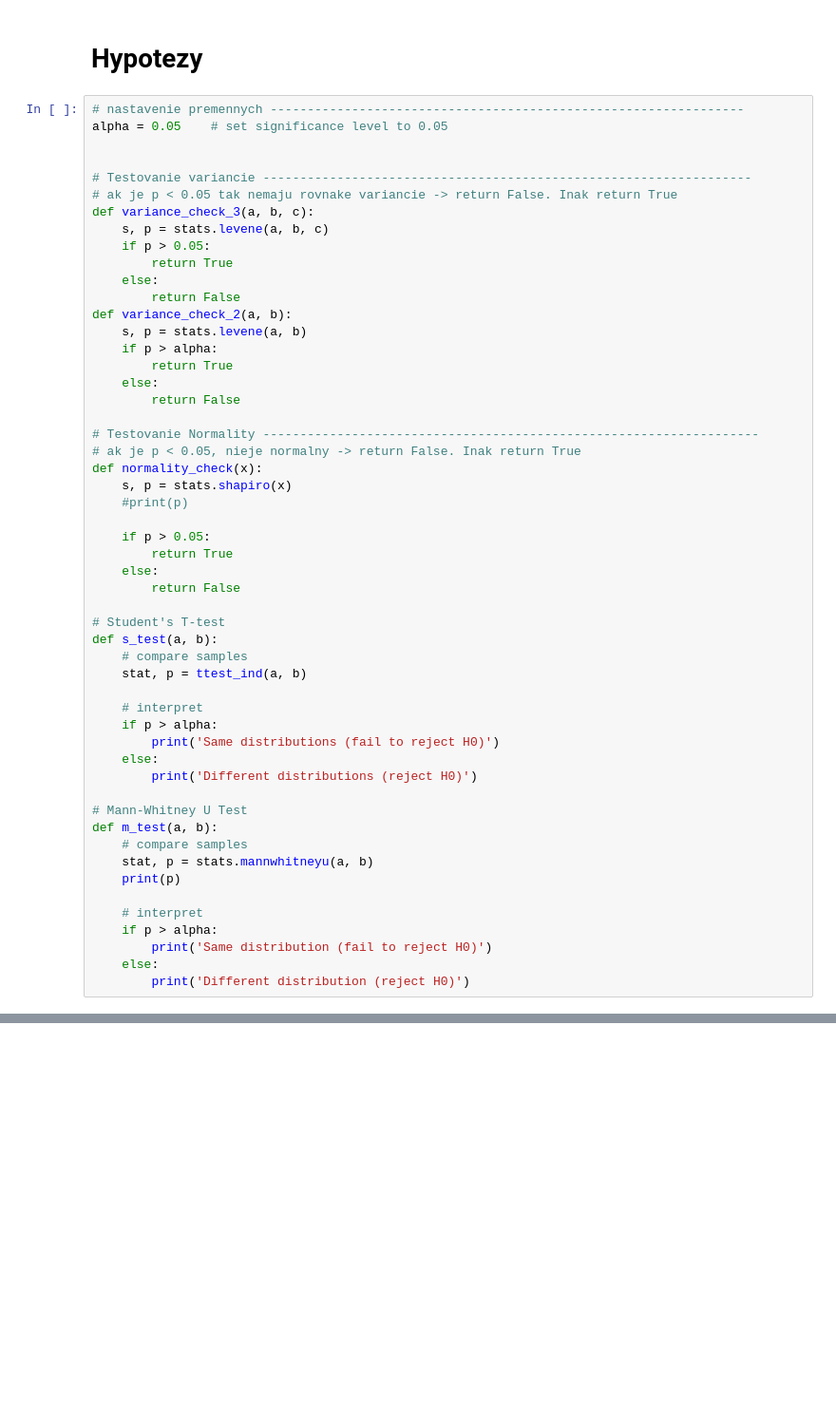
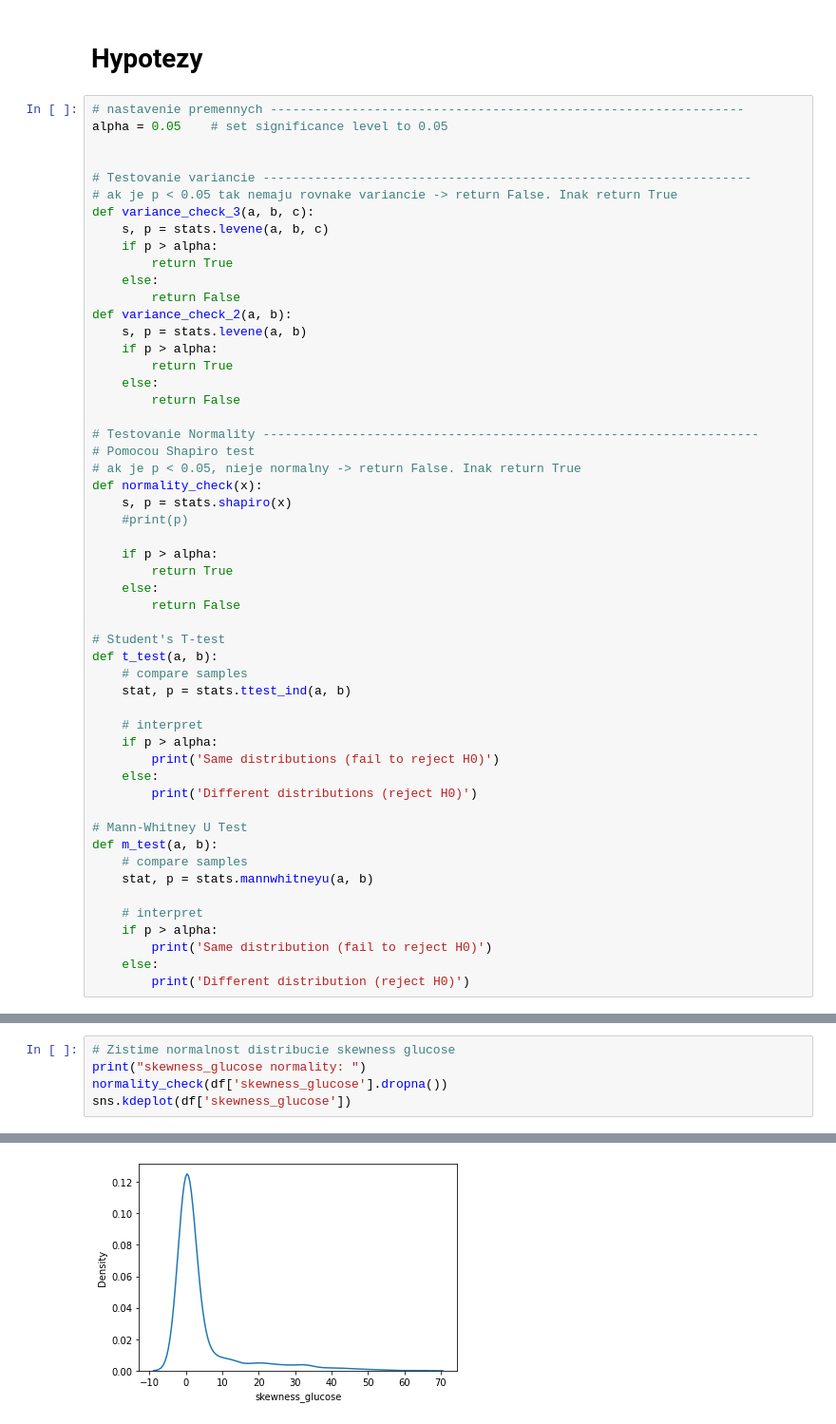
Before and after one commit to Marian-N/IAU, a Jupyter notebook: Untitled.ipynb, the cells around one changed output, grey strips where cells are left out. Shown at 95% size. Drawn from its saved outputs; the diff is of its cells as text; blank space fills up the shorter version.

```diff
--- a/Untitled.ipynb
+++ b/Untitled.ipynb
@@ -853,7 +918,7 @@ alpha = 0.05    # set significance level to 0.05
 # ak je p < 0.05 tak nemaju rovnake variancie -> return False. Inak return True
 def variance_check_3(a, b, c):
     s, p = stats.levene(a, b, c)
-    if p > 0.05:
+    if p > alpha:
         return True
     else:
         return False
@@ -865,20 +930,21 @@ def variance_check_2(a, b):
         return False
 
 # Testovanie Normality -------------------------------------------------------------------
+# Pomocou Shapiro test
 # ak je p < 0.05, nieje normalny -> return False. Inak return True
 def normality_check(x):
     s, p = stats.shapiro(x)
     #print(p)
 
-    if p > 0.05:
+    if p > alpha:
         return True
     else:
         return False
 
 # Student's T-test
-def s_test(a, b):
+def t_test(a, b):
     # compare samples
-    stat, p = ttest_ind(a, b)
+    stat, p = stats.ttest_ind(a, b)
 
     # interpret
     if p > alpha:
@@ -890,7 +956,6 @@ def s_test(a, b):
 def m_test(a, b):
     # compare samples
     stat, p = stats.mannwhitneyu(a, b)
-    print(p)
 
     # interpret
     if p > alpha:
@@ -921,0 +969,6 @@ False
+# %%
+# Zistime normalnost distribucie skewness glucose
+print("skewness_glucose normality: ")
+normality_check(df['skewness_glucose'].dropna())
+sns.kdeplot(df['skewness_glucose'])
+# %% [output]
@@ -922 +978,2 @@ False
+[figure, added]
 # %% [markdown]
```
Also changed, not shown: parts of 42 cells of this notebook.
